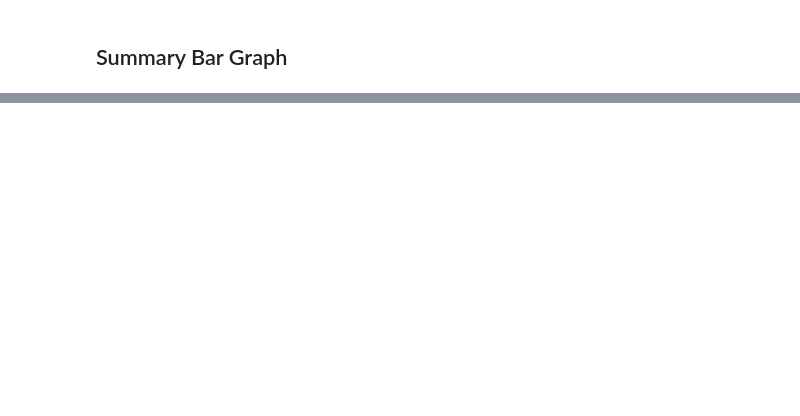
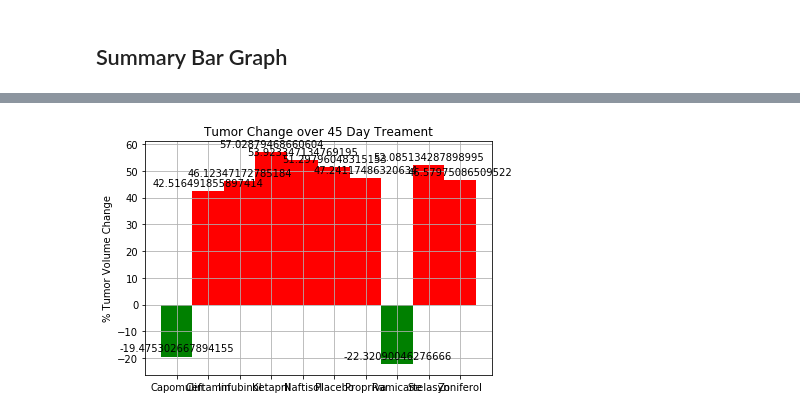
Before and after one commit to remclellan/matplotlib-challenge, a Jupyter notebook: Pymaceuticals/working_file.ipynb, the cells around one changed output, grey strips where cells are left out. Drawn from its saved outputs; the diff is of its cells as text; code cells hidden in the pictures; blank space fills up the shorter version.

```diff
--- a/Pymaceuticals/working_file.ipynb
+++ b/Pymaceuticals/working_file.ipynb
@@ -302,0 +306,11 @@ fig.show()
+# %%
+# Calculate the percent changes for each drug
+# change_drug = mouse_clinical_merge.groupby(['Drug','Timepoint']).sum().reset_index()
+# change_drug = change_drug.drop('Metastatic Sites',axis=1)
+# change_drug_df = pd.DataFrame(change_drug)
+# change_drug_df_reshape = change_drug_df.pivot(index='Timepoint', columns='Drug', values='Tumor Volume (mm3)')
+# change_drug_df_pct = change_drug_df_reshape.diff(periods=len(change_drug_df_reshape)-1) * -1
+change_drug = mean_tumor_volume_df_reshape.diff(periods=len(mean_tumor_volume_df_reshape)-1) / 45 * 100
+change_drug_pct = change_drug.dropna()
+# Display the data to confirm
+change_drug_pct
@@ -302,0 +321,78 @@ fig.show()
+# %%
+# Store all Relevant Percent Changes into a Tuple
+# change_drug_pct_list = change_drug_pct.values.tolist()
+# change_drug_pct_list
+for row in change_drug_pct.itertuples(index=False, name=None):
+    change_drug_pct_tuple = row
+change_drug_pct_tuple
+# Splice the data between passing and failing drugs
+passing_drugs = change_drug_pct_tuple[0:8:7]
+print(passing_drugs)
+failing_drugs = change_drug_pct_tuple[1:7:1]
+failing_drugs = failing_drugs + change_drug_pct_tuple[8:10:1]
+print(failing_drugs)
+
+colors = []
+for result in change_drug_pct_tuple:
+    if result >= 0:
+        colors.append('r')
+    else:
+        colors.append('g')
+
+drugs = change_drug_pct.columns.values
+
+print(drugs)
+
+fig, ax4 = plt.subplots()
+
+ax4.bar(drugs, change_drug_pct_tuple, color = colors, width = 1)
+# ax4.plt.figure (figsize=(14, 10))
+
+
+# Orient widths. Add labels, tick marks, etc.
+ax4.set_xticklabels(drugs)
+ax4.set_ylabel("% Tumor Volume Change")
+ax4.set_title("Tumor Change over 45 Day Treament")
+ax4.grid(which='major')
+# fig = plt.figure(figsize=(10,5))
+
+# rects = ax4.bar()
+
+# Use functions to label the percentages of changes
+def autolabel(rects, xpos='center'):
+    """
+    Attach a text label above each bar in *rects*, displaying its height.
+
+    *xpos* indicates which side to place the text w.r.t. the center of
+    the bar. It can be one of the following {'center', 'right', 'left'}.
+    """
+
+    ha = {'center': 'center', 'right': 'left', 'left': 'right'}
+    offset = {'center': 0, 'right': 1, 'left': -1}
+
+    for rect in rects:
+        height = rect.get_height()
+        ax4.annotate('{}'.format(height),
+                    xy=(rect.get_x() + rect.get_width() / 2, height),
+                    xytext=(offset[xpos]*3, 3),  # use 3 points offset
+                    textcoords="offset points",  # in both directions
+                    ha=ha[xpos], va='bottom')
+
+
+autolabel(rects)
+# autolabel(rects2, "right")
+
+fig.tight_layout()
+
+plt.show()
+
+
+# Call functions to implement the function calls
+
+
+# Save the Figure
+
+
+# Show the Figure
+# fig.show()
+# %% [output]
@@ -303,2 +403,3 @@ fig.show()
+[figure, added]
 # %% [markdown]
 ![Metastatic Spread During Treatment](../Images/change.png)
```
Also changed, not shown: parts of 7 cells of this notebook, 1 other file.
